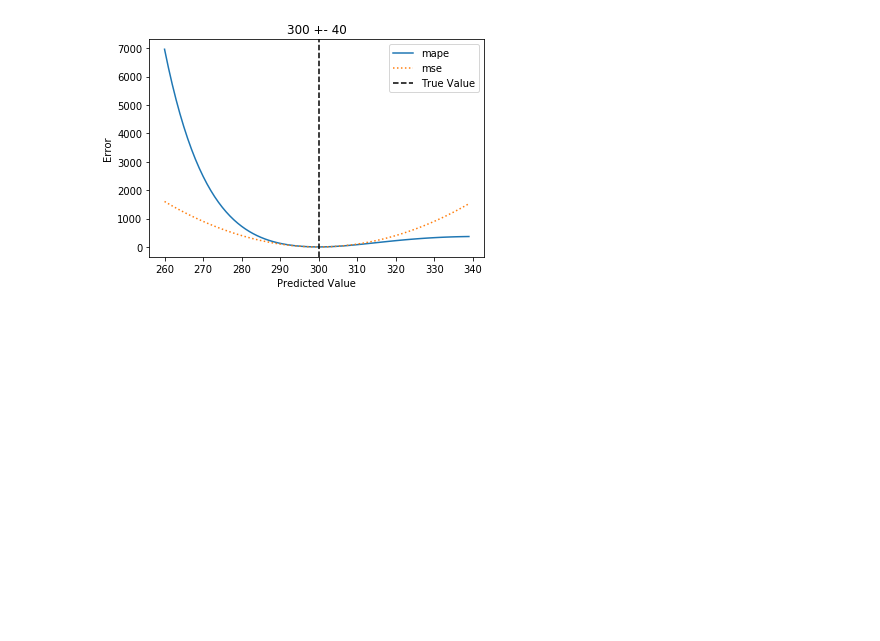
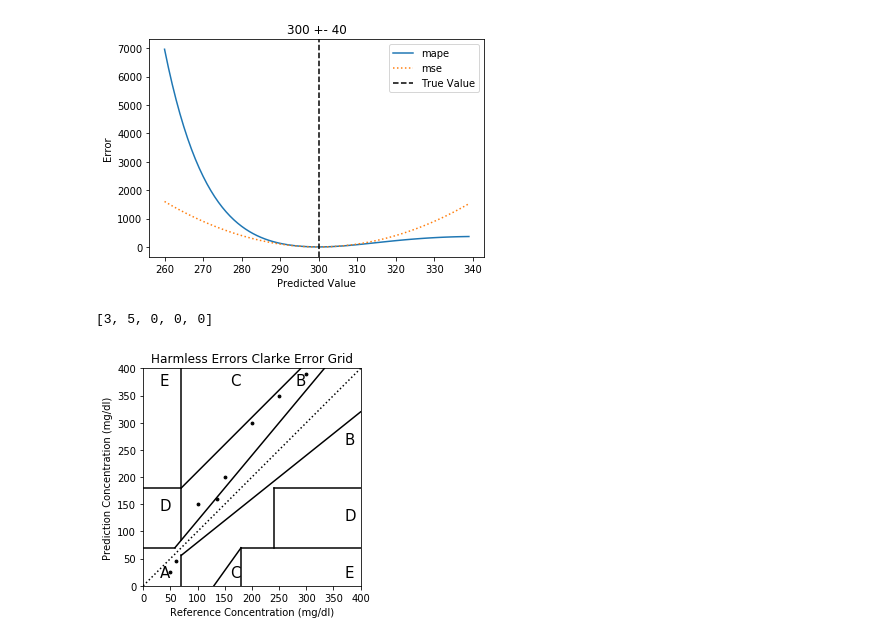
Before and after one commit to spitoglou/madex, a Jupyter notebook: experiments.ipynb, the cells around one changed output. Saved outputs shown, nothing was run; the diff lists cells and outputs as text; code cells hidden in the pictures; blank space fills up the shorter version.

Commit message:
examples alpha

```diff
--- a/experiments.ipynb
+++ b/experiments.ipynb
@@ -79,0 +83,25 @@ show_per_true_value(300, 40)
+# %%
+y_true = [50, 60, 100, 135, 150, 200, 250, 300]
+y_pred1 = [25, 45, 150, 160, 200, 300, 350, 390]
+y_pred2 = [75, 75, 50, 110, 100, 100, 150, 210]
+results = {}
+results['example_1'] = {}
+results['example_2'] = {}
+# %%
+zones = clarke_error_grid(y_true,y_pred1, "Harmless Errors")[1]
+print(zones)
+results['example_1']['A'] = zones[0]
+results['example_1']['B'] = zones[1]
+results['example_1']['C'] = zones[2]
+results['example_1']['D'] = zones[3]
+results['example_1']['E'] = zones[4]
+mse = mean_squared_error(y_true, y_pred1)
+results['example_1']['MSE'] = round(mse, 2)
+results['example_1']['RMSE'] = round(np.sqrt(mse), 2)
+mape = mean_adjusted_power_error(y_true, y_pred1)
+results['example_1']['MAPE'] = round(mape, 2)
+results['example_1']['RMAPE'] = round(np.sqrt(mape), 2)
+plt.show();
+# %% [output]
+[3, 5, 0, 0, 0]
+[figure, added]
```
Also changed, not shown: parts of 8 cells of this notebook, 1 other file.
